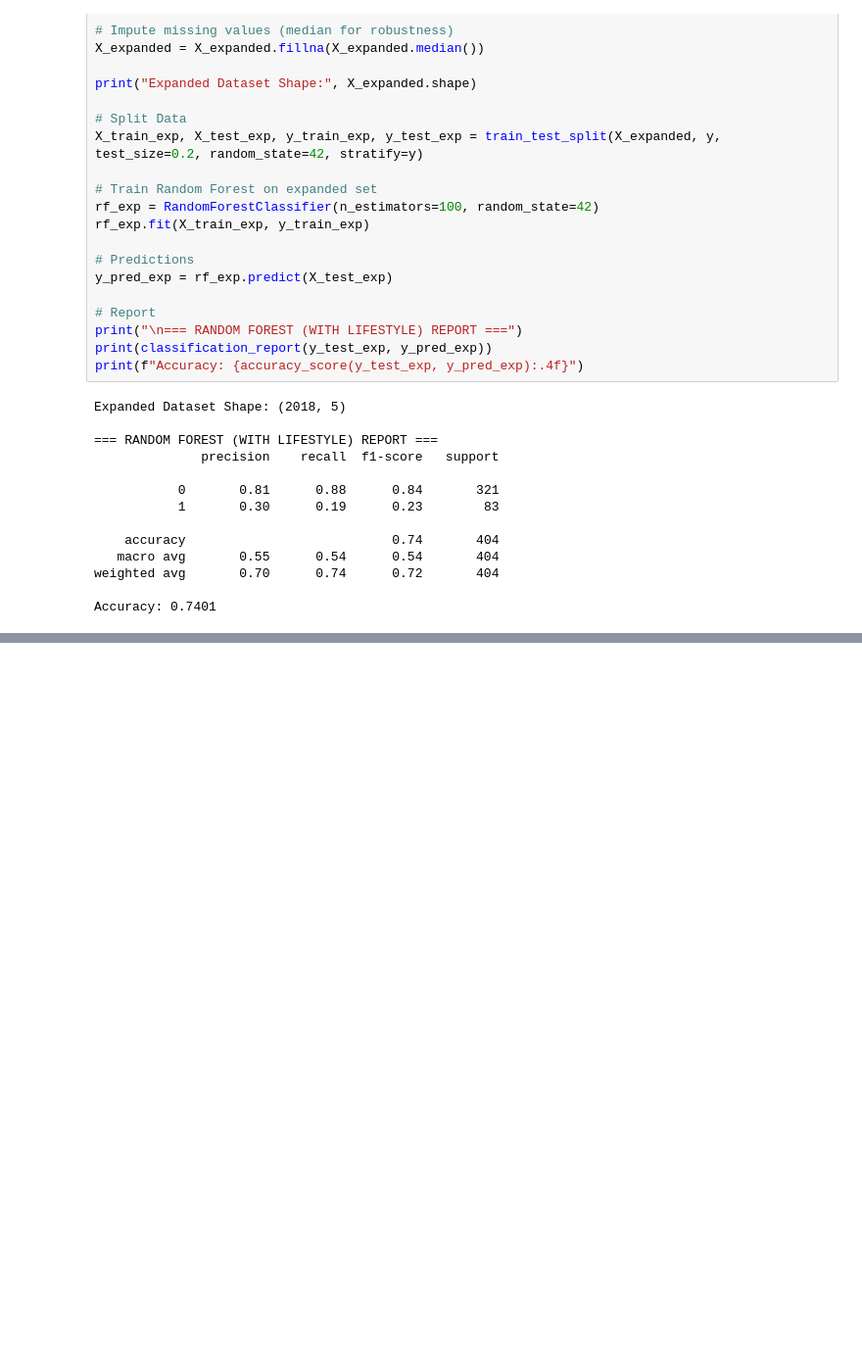
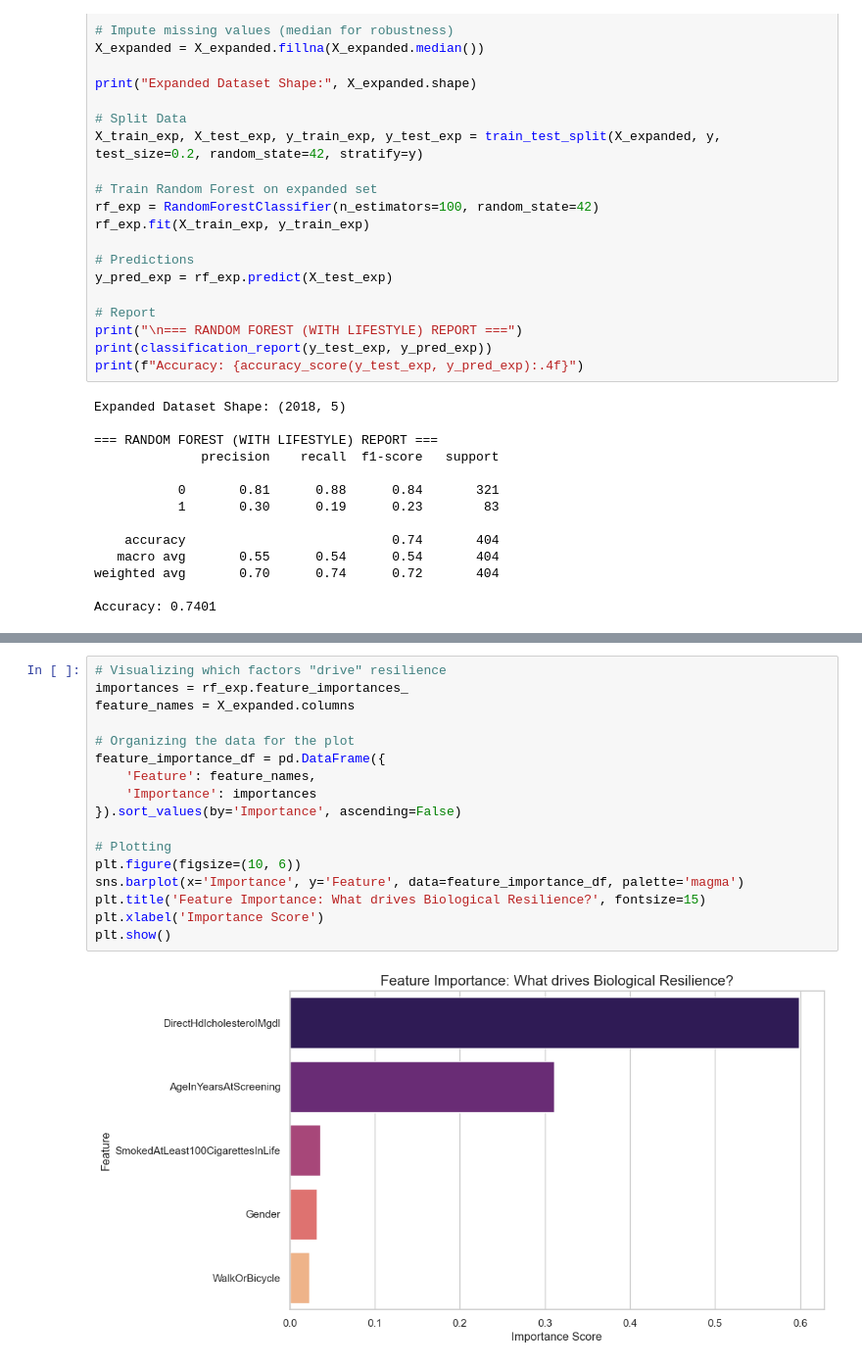
Before and after one commit to josealvarezbustamante/silver-economy-longevity, a Jupyter notebook: aging_resilience_analysis.ipynb, the cells around one changed output, grey strips where cells are left out. Shown at 98% size. Saved outputs shown, nothing was run; the diff lists cells and outputs as text; blank space fills up the shorter version.

```diff
--- a/aging_resilience_analysis.ipynb
+++ b/aging_resilience_analysis.ipynb
@@ -388,0 +437,19 @@ Accuracy: 0.7401
+# %%
+# Visualizing which factors "drive" resilience
+importances = rf_exp.feature_importances_
+feature_names = X_expanded.columns
+
+# Organizing the data for the plot
+feature_importance_df = pd.DataFrame({
+    'Feature': feature_names,
+    'Importance': importances
+}).sort_values(by='Importance', ascending=False)
+
+# Plotting
+plt.figure(figsize=(10, 6))
+sns.barplot(x='Importance', y='Feature', data=feature_importance_df, palette='magma')
+plt.title('Feature Importance: What drives Biological Resilience?', fontsize=15)
+plt.xlabel('Importance Score')
+plt.show()
+# %% [output]
+[figure, added]
```
Also changed, not shown: parts of 5 cells of this notebook.
